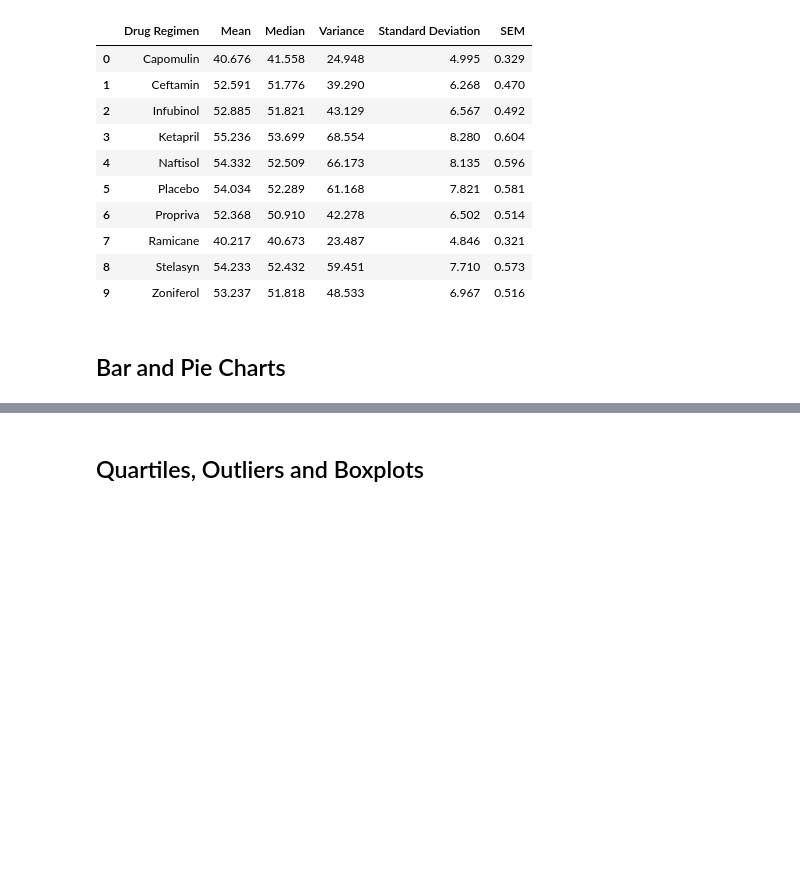
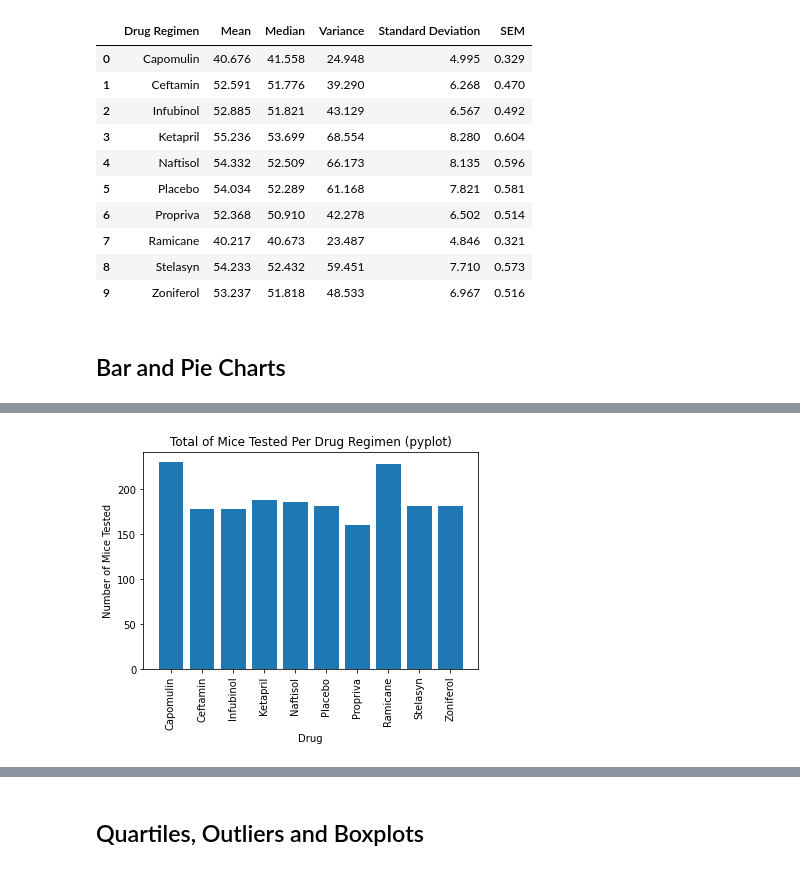
Before and after one commit to JeremyKalmus/matplotlib-challenge, a Jupyter notebook: pymaceuticals_starter.ipynb, the cells around one changed output, grey strips where cells are left out. Cells and saved outputs as stored; diff of their text form; code cells hidden in the pictures; blank space fills up the shorter version.

```diff
--- a/pymaceuticals_starter.ipynb
+++ b/pymaceuticals_starter.ipynb
@@ -178,0 +196,22 @@ tumor_vol_summary_2
+# %%
+# Generate a bar plot showing the total number of unique mice tested on each drug regimen using pyplot.
+#get data for bar chart in pyplot
+bar_chart_plt = combined_data_clean.copy()[['Mouse ID', 'Drug Regimen']]
+bar_chart_plt = bar_chart_plt.groupby('Drug Regimen').count().reset_index()
+#create x & y axis
+drugs = bar_chart_plt['Drug Regimen']
+x_axis = np.arange(0, len(drugs))
+tick_locations = []
+for x in x_axis:
+    tick_locations.append(x)
+y_axis = bar_chart_plt['Mouse ID']
+
+#plot with pyplot, formatting, titles, etc.
+plt.bar(x_axis, y_axis)
+plt.xticks(tick_locations, drugs,rotation=90)
+plt.xlabel("Drug")
+plt.ylabel("Number of Mice Tested")
+plt.title('Total of Mice Tested Per Drug Regimen (pyplot)')
+plt.show()
+# %% [output]
+[figure, added]
```
Also changed, not shown: parts of 8 cells of this notebook.
